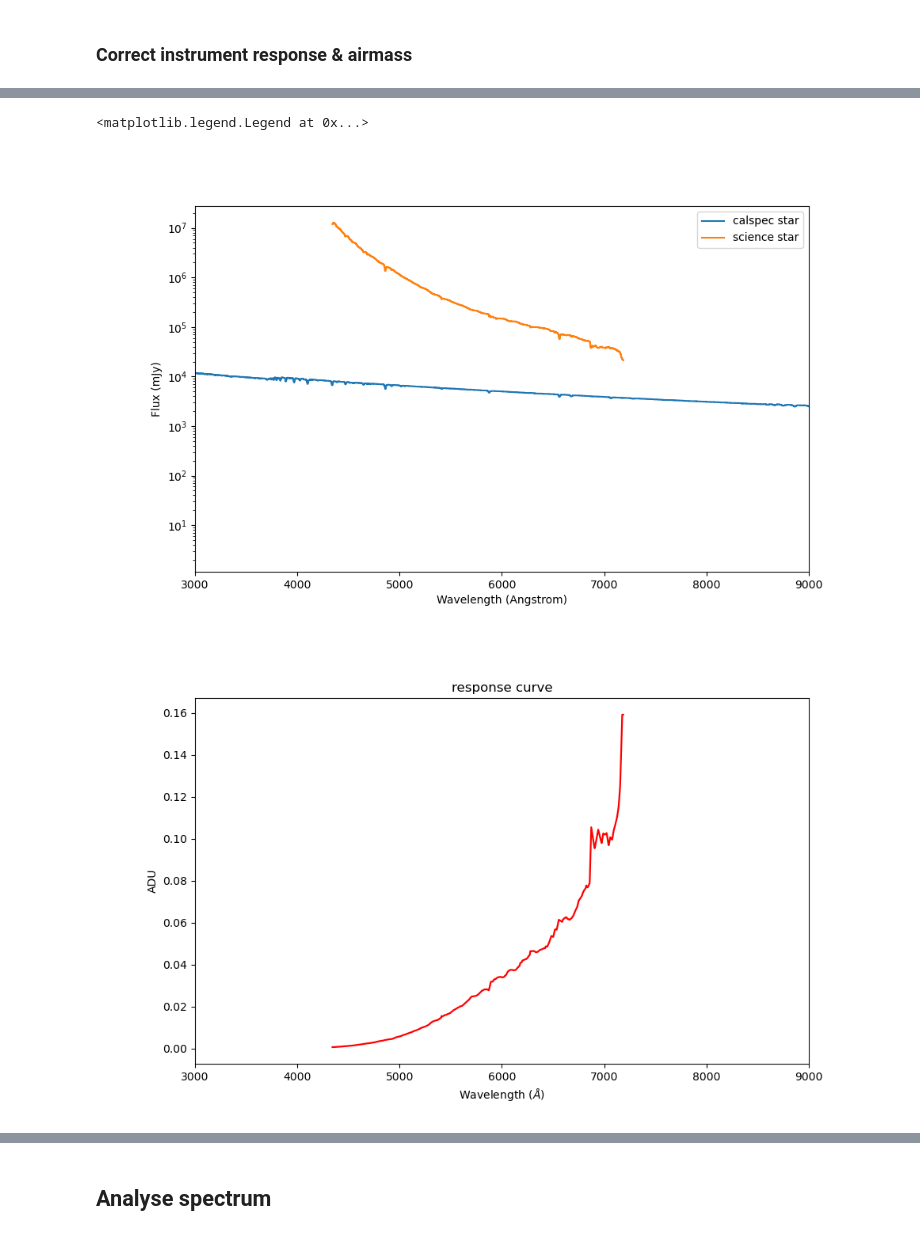
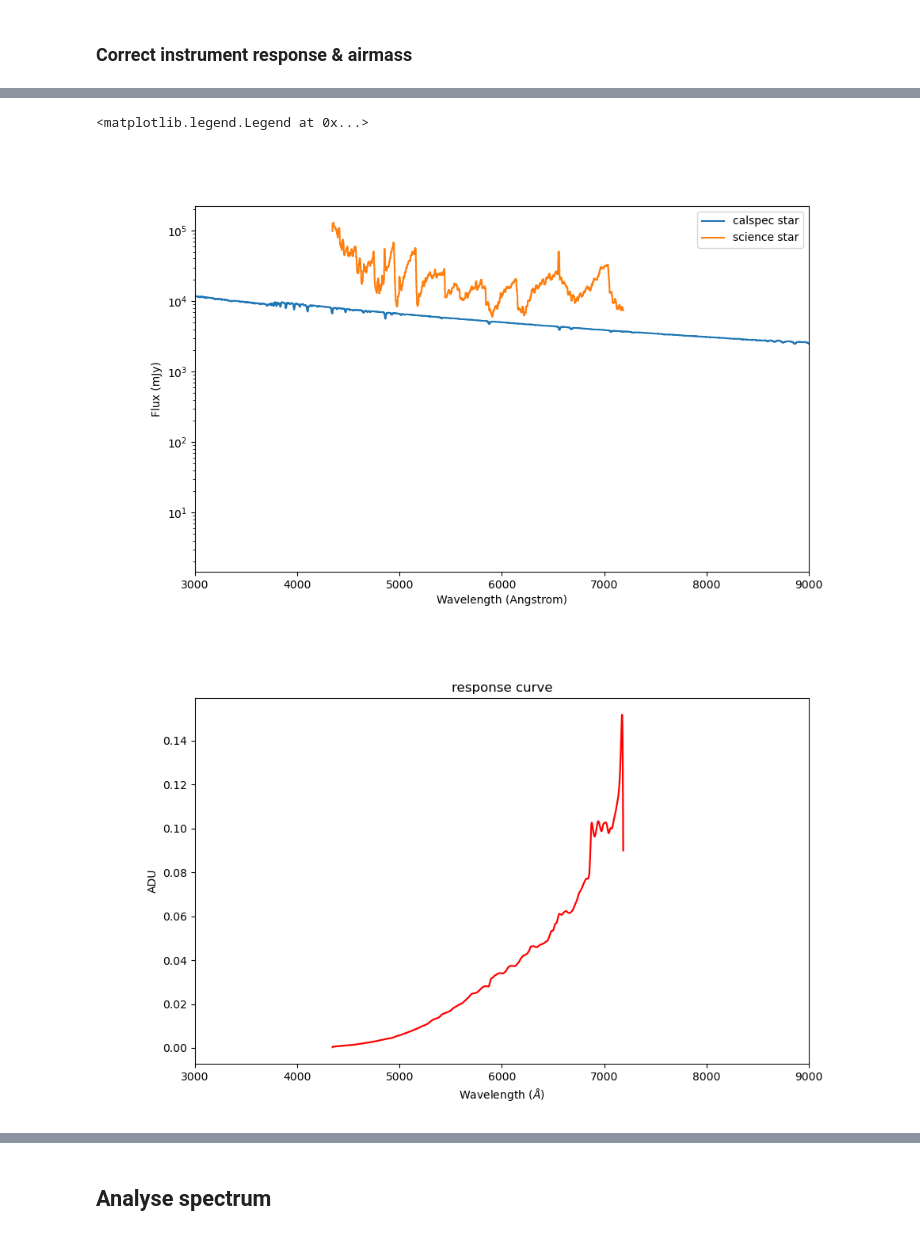
Before and after one commit to plouis35/EasyAstro, a Jupyter notebook: easytools/easyspectrum.ipynb, the cells around one changed output, grey strips where cells are left out. Cells and saved outputs as stored; diff of their text form; code cells hidden in the pictures.

```diff
--- a/easytools/easyspectrum.ipynb
+++ b/easytools/easyspectrum.ipynb
@@ -24,7 +24,7 @@ OBS_LONGITUDE = 5.712
 
 ### Spectrum location
 CAPTURE_DIR = '../../../CAPTURES/OHP2024/20240710/'
-TARGET = '10lac'
+TARGET = 'chcyg'
 # %% [markdown]
 ## Imports libs
 # %%
@@ -246,5 +240,5 @@ plt.plot(sci_calibrated_spectrum.wavelength, sci_calibrated_spectrum.flux) #, li
 # %%
-from specutils.manipulation import median_smooth
+from specutils.manipulation import median_smooth, gaussian_smooth
 
 smooth_spec = median_smooth(sci_calibrated_spectrum, width=5)
 
@@ -254,5 +248,6 @@ plt.xlabel('Wavelength ($\AA$)')
 plt.ylabel('ADU')
 plt.step(smooth_spec.wavelength, smooth_spec.flux, linewidth = '0.6', where="mid", color = 'b', label = 'science star');
 
-sci_calibrated_spectrum = smooth_spec
+### decide to keep the median smoothed version ?
+#sci_calibrated_spectrum = smooth_spec
 # %% [output]
@@ -332,13 +327,14 @@ sci_spectrum = FluxCalibration(obj_spectrum, airmass = airmass)
 '''
 
 ### reuse response file if exists
-if False:
-#if os.path.exists(CAPTURE_DIR + 'masterresponse.fit'):
+#if False:
+if os.path.exists(CAPTURE_DIR + 'masterresponse.fit'):
     logger.info('reusing existing response file ... ')
     with fits.open(CAPTURE_DIR + 'masterresponse.fit') as file:
         specdata = file[1].data
         header = file[1].header
         responsefunc = Spectrum1D(flux = specdata['flux']* u.mJy, spectral_axis = specdata['wavelength'] * u.AA)
+
         final_spec = sci_spectrum.apply_sensfunc(responsefunc)
     logger.info('response applied')
 else:
@@ -346,10 +342,16 @@ else:
     responsefunc = sci_spectrum.standard_sensfunc(
         standard = std_slice,
         mode = 'linear', #'linear', # 'poly', #'spline',
-        polydeg = 9,
-        #badlines=[ 7516, 6880, 6563, 4861, 4341],
+        polydeg = 1,
+        #badlines=[7516, 6880, 6844, 6860, 6920, 6563, 4861, 4341],
         display = False)
     logger.info('response created')
+
+    ### smooth the response func ?
+    #smooth_response = gaussian_smooth(responsefunc, stddev=3)
+    #responsefunc = smooth_response
+    #logger.info('response smoothed')
+
     final_spec = sci_spectrum.apply_sensfunc(responsefunc)
     logger.info('response applied')
 
@@ -360,43 +362,35 @@ final_spec.write(CAPTURE_DIR + TARGET + '-1D.fit', overwrite = True)
 #final_spec.write(CAPTURE_DIR + TARGET + '-1D-complete.fit', overwrite = True)
 
 ## Update sci file
-scihead = fits.open(CAPTURE_DIR + TARGET + '-1D.fit')
+#scihead = fits.open(CAPTURE_DIR + TARGET + '-1D.fit')
+scihead = fits.open(CAPTURE_DIR + TARGET + '-reduced.fit')
 hdr = scihead[0].header
 
 ### DEBUG ###
 hdr['SIMPLE']  = 'T'
 hdr['BITPIX']  = -32
 hdr['NAXIS']   = 1
+del hdr['NAXIS2']
 
 crval1 = final_spec.wavelength[0].value
 cdelt1 = ((final_spec.wavelength[-1] - final_spec.wavelength[0]) / len(final_spec.wavelength)).value
-#print (crval1, cdelt1)
+print (crval1, cdelt1)
+
 hdr['CRVAL1']  = crval1
 hdr['CDELT1']  = cdelt1
-hdr['EXPTIME'] = 600.0
-hdr['OBJNAME'] = '10lac   '
-hdr['OBJECT']  = '10lac   '
-hdr['EXPTIME2'] = '5 x 120 s'
-hdr['BSS_ITRP'] = 670
-hdr['SPE_RPOW'] = 670
-hdr['BSS_VHEL'] = 0
-hdr['DATE-OBS'] = '2024-07-10T23:23:29.446'
-hdr['GEO_LONG'] = 5.71222
-hdr['GEO_LAT'] = 43.93167
-hdr['GEO_ELEV'] = 650
-hdr['BSS_SITE'] = 'OHP     '
-hdr['BSS_INST'] = 'N200/FD4 + Dados200  + 25mic + ATIK420M'
-hdr['OBSERVER'] = 'plouis  '
-hdr['BSS_COSM'] = 'Removed '
-hdr['BSS_TELL'] = 'None    '
-hdr['BSS_NORM'] = 'None    '
+hdr['OBJNAME'] = hdr['OBJECT']
+
+### TO COMPUTE !
+#hdr['BSS_ITRP'] = 670
+#hdr['SPE_RPOW'] = 670
+#hdr['EXPTIME2'] = '2 x 60s'
+#hdr['JD-OBS']  = '2460502.47465'
+
 hdr['CRPIX1']  = 1
 hdr['CTYPE1']  = 'Wavelength' #'Linear'
 hdr['CUNIT1']  = 'Angstrom'
-hdr['VERSION'] = 'EasyAstro - v0.2'
-hdr['JD-OBS']  = '2460502.47465'
-
-fits.writeto(CAPTURE_DIR + TARGET + '-1D-complete.fit', final_spec.data, header = hdr, overwrite=True)
+hdr['VERSION'] = 'EasyAstro - ' + __version__
+fits.writeto(CAPTURE_DIR + TARGET + '-1D-final.fit', final_spec.data, header = hdr, overwrite=True)
 
 plt.figure(figsize=(10,6))
 plt.xlim(3000, 9000)
@@ -422,3 +416,3 @@ plt.legend(loc=('best'))
 <matplotlib.legend.Legend at 0x...>
-[figure, old version]
+[figure, new version]
-[figure, old version]
+[figure, new version]
```
Also changed, not shown: parts of 15 cells of this notebook, 1 other file.
